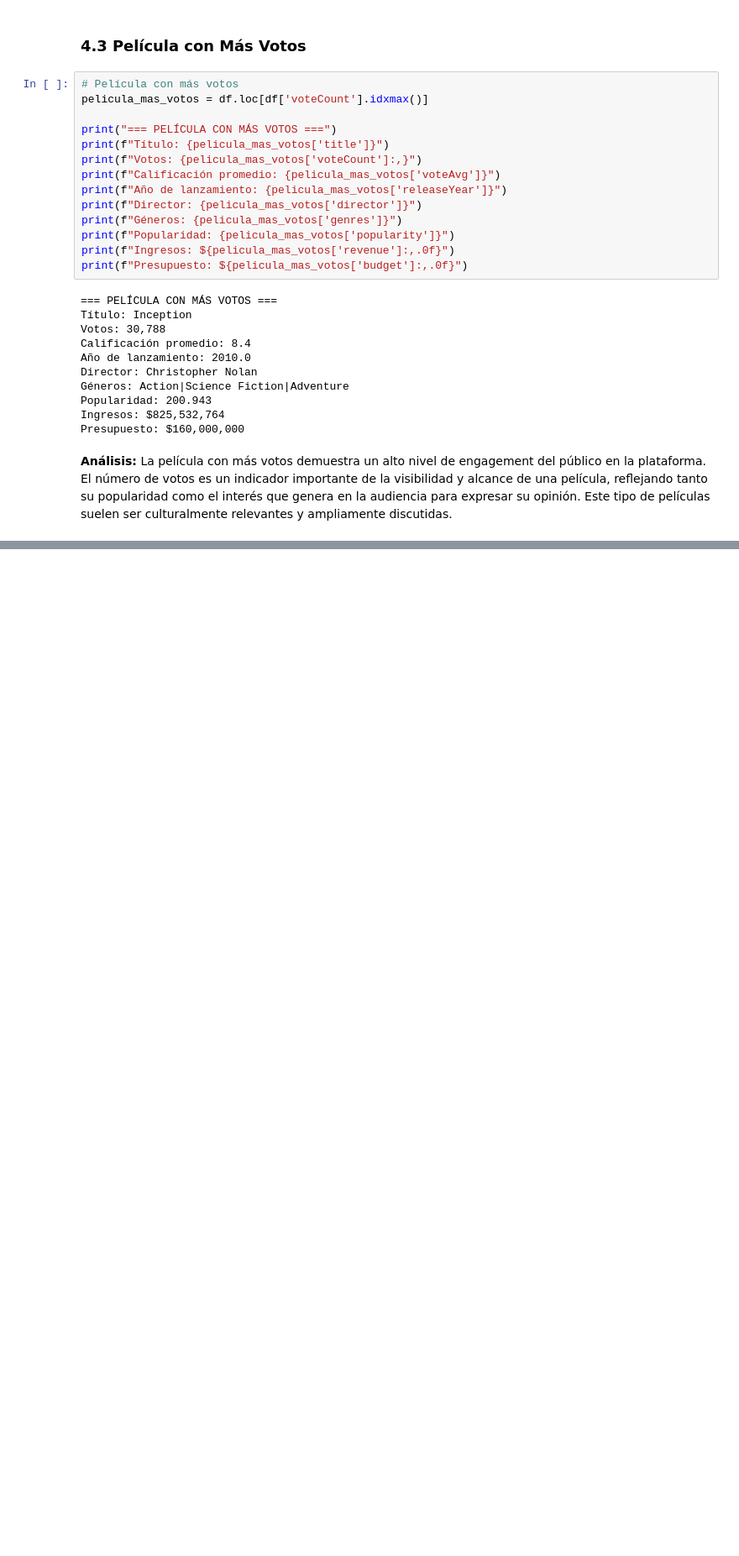
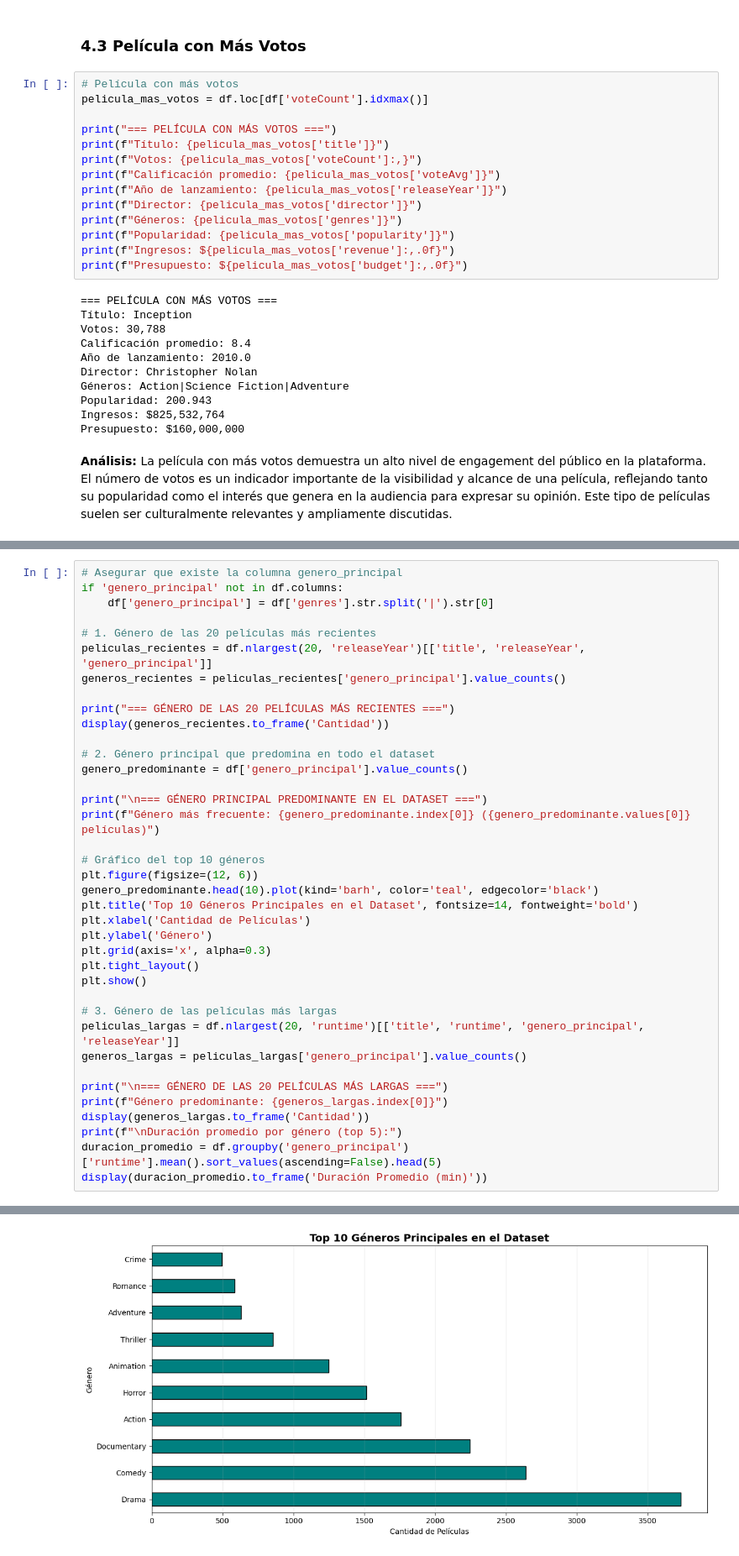
Before and after one commit to nicoCT04/lab-01-md, a Jupyter notebook: lab-1.ipynb, the cells around one changed output, grey strips where cells are left out. Shown at 84% size. Cells and saved outputs as stored; diff of their text form; blank space fills up the shorter version.

```diff
--- a/lab-1.ipynb
+++ b/lab-1.ipynb
@@ -444,0 +538,39 @@ Presupuesto: $160,000,000
+# %%
+# Asegurar que existe la columna genero_principal
+if 'genero_principal' not in df.columns:
+    df['genero_principal'] = df['genres'].str.split('|').str[0]
+
+# 1. Género de las 20 películas más recientes
+peliculas_recientes = df.nlargest(20, 'releaseYear')[['title', 'releaseYear', 'genero_principal']]
+generos_recientes = peliculas_recientes['genero_principal'].value_counts()
+
+print("=== GÉNERO DE LAS 20 PELÍCULAS MÁS RECIENTES ===")
+display(generos_recientes.to_frame('Cantidad'))
+
+# 2. Género principal que predomina en todo el dataset
+genero_predominante = df['genero_principal'].value_counts()
+
+print("\n=== GÉNERO PRINCIPAL PREDOMINANTE EN EL DATASET ===")
+print(f"Género más frecuente: {genero_predominante.index[0]} ({genero_predominante.values[0]} películas)")
+
+# Gráfico del top 10 géneros
+plt.figure(figsize=(12, 6))
+genero_predominante.head(10).plot(kind='barh', color='teal', edgecolor='black')
+plt.title('Top 10 Géneros Principales en el Dataset', fontsize=14, fontweight='bold')
+plt.xlabel('Cantidad de Películas')
+plt.ylabel('Género')
+plt.grid(axis='x', alpha=0.3)
+plt.tight_layout()
+plt.show()
+
+# 3. Género de las películas más largas
+peliculas_largas = df.nlargest(20, 'runtime')[['title', 'runtime', 'genero_principal', 'releaseYear']]
+generos_largas = peliculas_largas['genero_principal'].value_counts()
+
+print("\n=== GÉNERO DE LAS 20 PELÍCULAS MÁS LARGAS ===")
+print(f"Género predominante: {generos_largas.index[0]}")
+display(generos_largas.to_frame('Cantidad'))
+print(f"\nDuración promedio por género (top 5):")
+duracion_promedio = df.groupby('genero_principal')['runtime'].mean().sort_values(ascending=False).head(5)
+display(duracion_promedio.to_frame('Duración Promedio (min)'))
+# %% [output]
@@ -444,0 +600 @@ Presupuesto: $160,000,000
+[figure, added]
```
Also changed, not shown: parts of 21 cells of this notebook.
